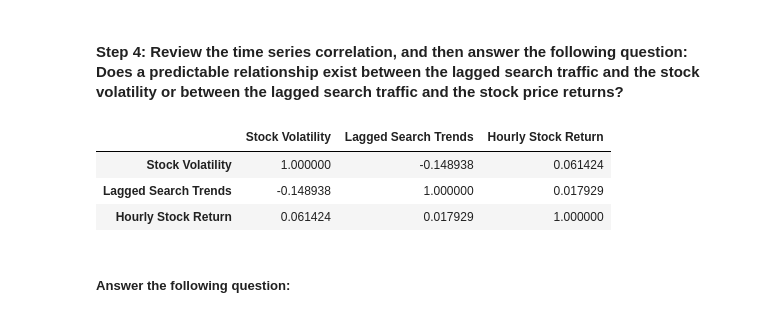
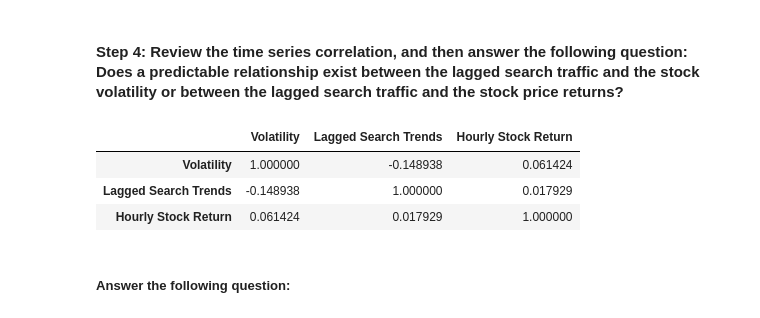
Before and after one commit to LardexTheLarge/prophet-challenge, a Jupyter notebook: forecasting_net_prophet.ipynb, the cells around one changed output. Saved outputs shown, nothing was run; the diff lists cells and outputs as text; code cells hidden in the pictures.

```diff
--- a/forecasting_net_prophet.ipynb
+++ b/forecasting_net_prophet.ipynb
@@ -318,9 +319,10 @@ mercadoDf
 #### Step 4: Review the time series correlation, and then answer the following question: Does a predictable relationship exist between the lagged search traffic and the stock volatility or between the lagged search traffic and the stock price returns?
 # %%
 # Construct correlation table of Stock Volatility, Lagged Search Trends, and Hourly Stock Return
+mercadoDf[["Volatility", "Lagged Search Trends", "Hourly Stock Return"]].corr()
 # %% [output]
-|  | Stock Volatility | Lagged Search Trends | Hourly Stock Return |
-| Stock Volatility | 1.000000 | -0.148938 | 0.061424 |
+|  | Volatility | Lagged Search Trends | Hourly Stock Return |
+| Volatility | 1.000000 | -0.148938 | 0.061424 |
 | Lagged Search Trends | -0.148938 | 1.000000 | 0.017929 |
 | Hourly Stock Return | 0.061424 | 0.017929 | 1.000000 |
 # %% [markdown]
```
Also changed, not shown: parts of 3 cells of this notebook.
